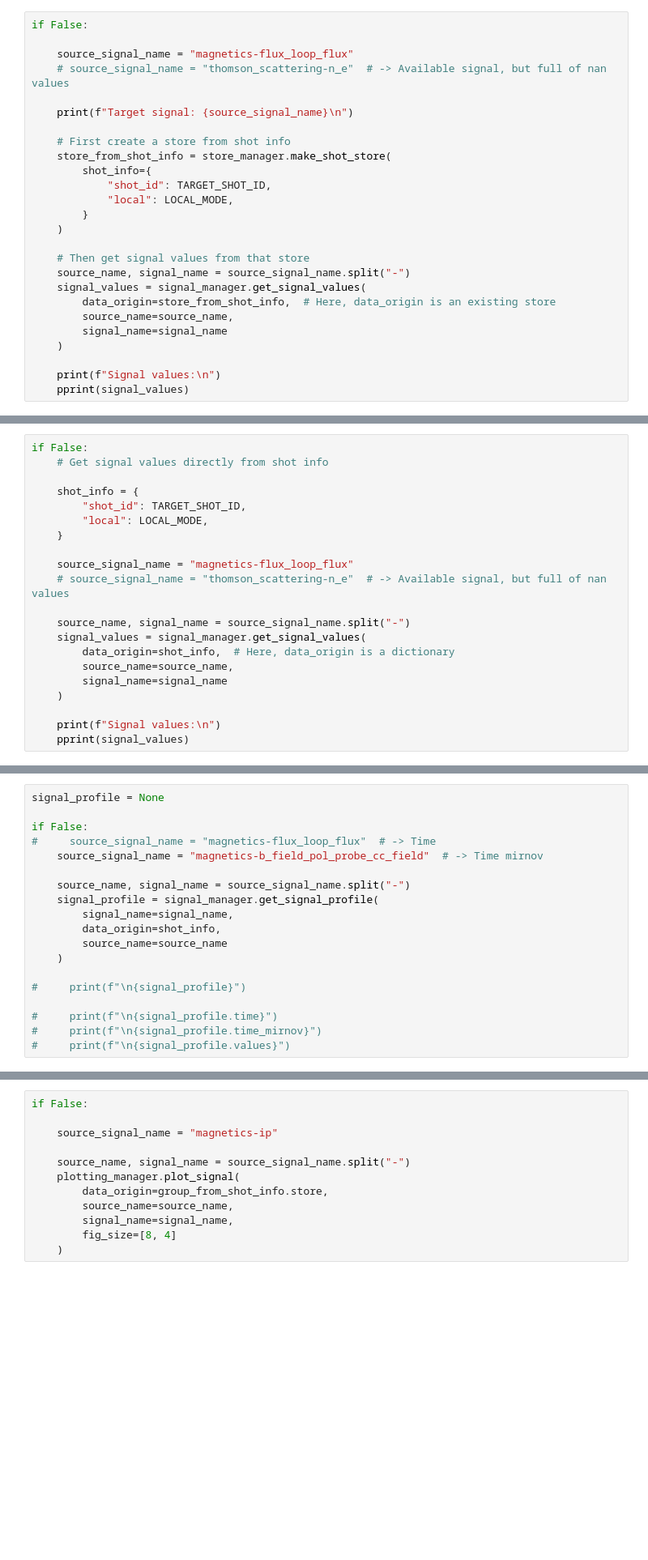
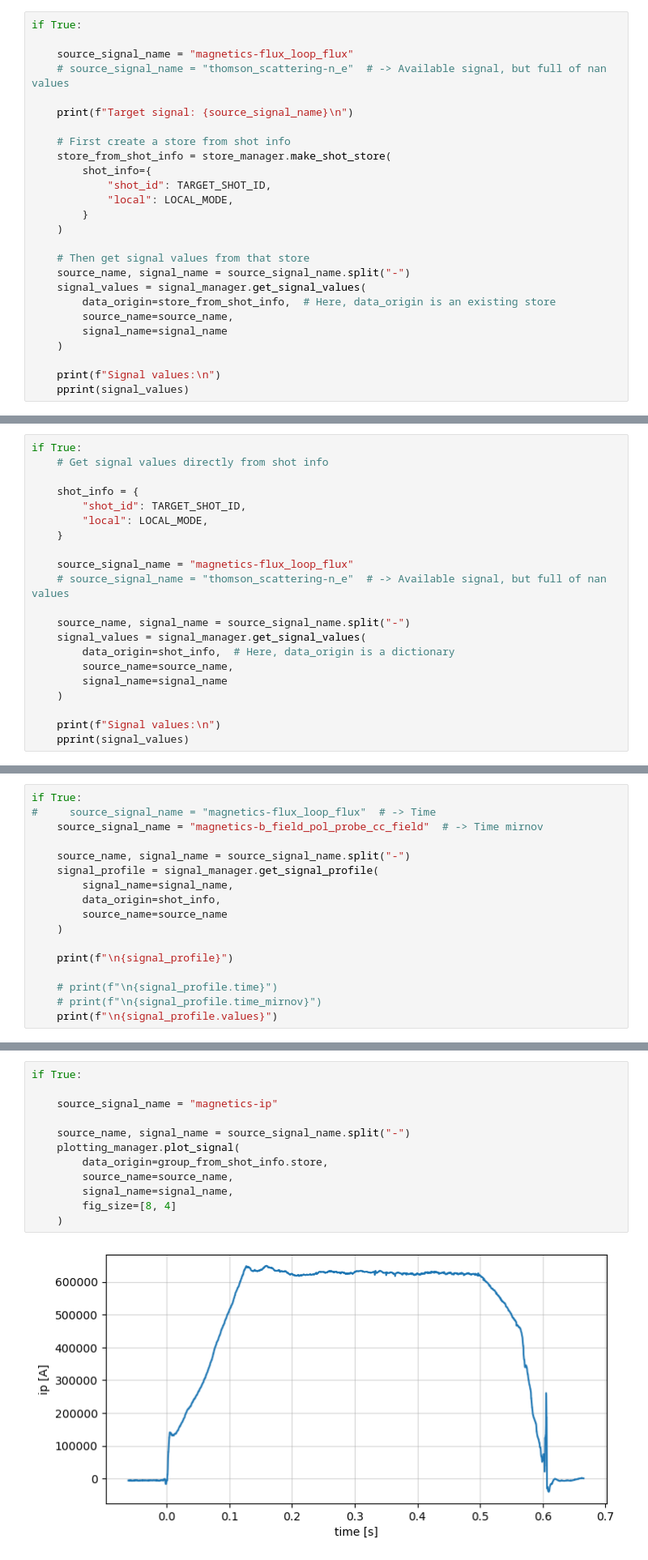
Before and after one commit to DataScienceLabFHSWF/tokamark, a Jupyter notebook: notebooks/Workshop demo of MAST_tools.ipynb, the cells around one changed output, grey strips where cells are left out. Shown at 81% size. Saved outputs shown, nothing was run; the diff lists cells and outputs as text; blank space fills up the shorter version.

```diff
--- a/notebooks/Workshop demo of MAST_tools.ipynb
+++ b/notebooks/Workshop demo of MAST_tools.ipynb
@@ -195,7 +293,7 @@ print(f"Manager ID: {signal_manager.signal_manager_id}")
 # %% [markdown]
 ### Get signal values from existing store
 # %%
-if False:
+if True:
 
     source_signal_name = "magnetics-flux_loop_flux"
     # source_signal_name = "thomson_scattering-n_e"  # -> Available signal, but full of nan values
@@ -223,7 +340,7 @@ if False:
 # %% [markdown]
 ### Get signal values from shot info
 # %%
-if False:
+if True:
     # Get signal values directly from shot info
 
     shot_info = {
@@ -268,9 +407,7 @@ if True:
 
 **Signal profile:** Group instance for a given signal, with all the data & metadata.
 # %%
-signal_profile = None
-
-if False:
+if True:
 #     source_signal_name = "magnetics-flux_loop_flux"  # -> Time
     source_signal_name = "magnetics-b_field_pol_probe_cc_field"  # -> Time mirnov
 
@@ -281,8 +418,8 @@ if False:
         source_name=source_name
     )
 
-#     print(f"\n{signal_profile}")
+    print(f"\n{signal_profile}")
 
-#     print(f"\n{signal_profile.time}")
-#     print(f"\n{signal_profile.time_mirnov}")
-#     print(f"\n{signal_profile.values}")
+    # print(f"\n{signal_profile.time}")
+    # print(f"\n{signal_profile.time_mirnov}")
+    print(f"\n{signal_profile.values}")
@@ -362,14 +525,16 @@ if False:
 # %% [markdown]
 ### Plot target signal from store
 # %%
-if False:
+if True:
 
     source_signal_name = "magnetics-ip"
 
     source_name, signal_name = source_signal_name.split("-")
     plotting_manager.plot_signal(
         data_origin=group_from_shot_info.store,
         source_name=source_name,
         signal_name=signal_name,
         fig_size=[8, 4]
     )
+# %% [output]
+[figure, added]
```
Also changed, not shown: parts of 28 cells of this notebook, 1 other file.
